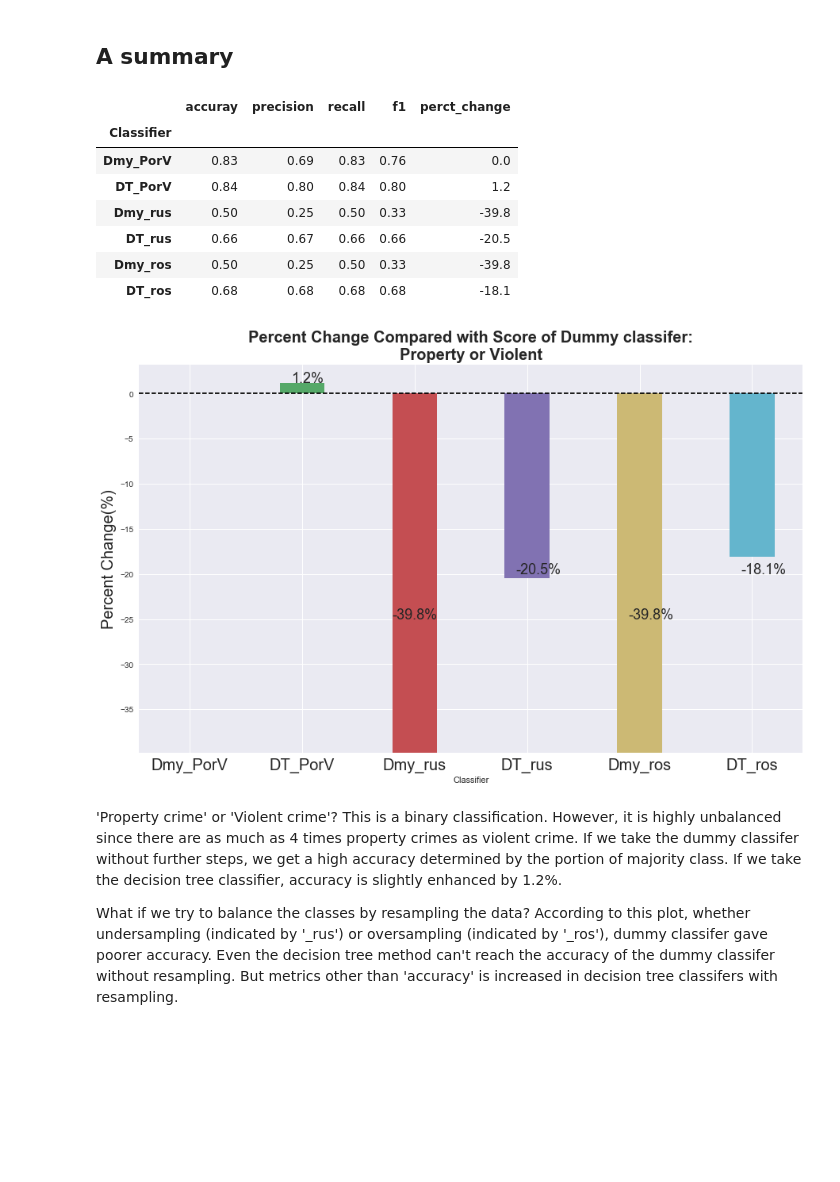
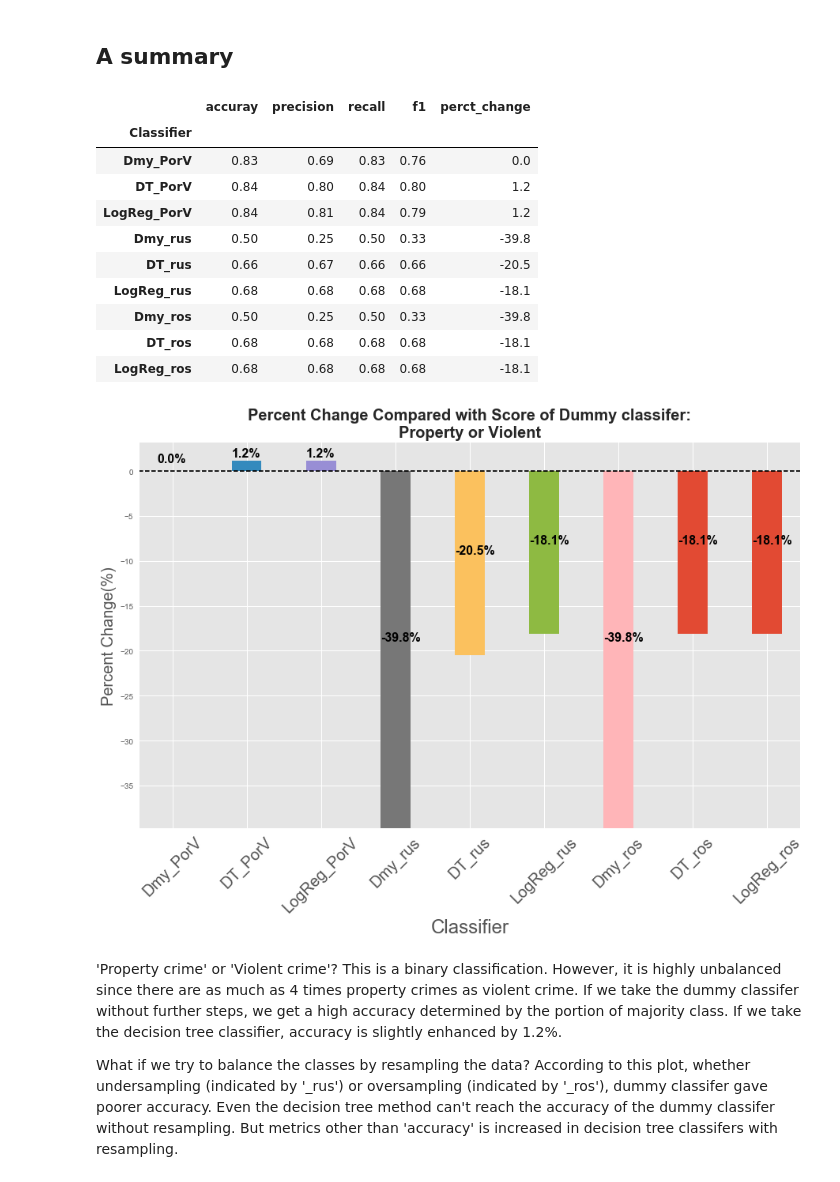
Before and after one commit to phyhouhou/SpringboardProjects, a Jupyter notebook: FirstCapstoneProject/Build_Machine_Learning_Models_Captone_Project.ipynb, the cells around one changed output. Saved outputs shown, nothing was run; the diff lists cells and outputs as text; code cells hidden in the pictures; blank space fills up the shorter version.

```diff
--- a/FirstCapstoneProject/Build_Machine_Learning_Models_Captone_Project.ipynb
+++ b/FirstCapstoneProject/Build_Machine_Learning_Models_Captone_Project.ipynb
@@ -833,7 +876,7 @@ The bar chart shows that in predicting 'Theft' or 'Not Theft', decision tree cla
 # Violent or property crime?
 # %%
 ctype=crimes.OffenseType.unique().tolist()
-cdict={i:'Y' if i in ['Theft', 'AutoTheft', 'Burglary'] else 'N' for i in ctype}
+cdict={i:'P' if i in ['Theft', 'AutoTheft', 'Burglary'] else 'V' for i in ctype}
 
 c_copy=crimes.copy()
 c_copy.OffenseType=c_copy.OffenseType.map(cdict)
@@ -1062,12 +1203,12 @@ avg / total       0.68      0.68      0.68    415660
 # %% [markdown]
 ## A summary
 # %%
-acc=[0.83,0.84,0.50,0.66,0.50,0.68]
-pre=[0.69,0.80,0.25,0.67,0.25,0.68]
-rec=[0.83,0.84,0.50,0.66,0.50,0.68]
-f1=[0.76,0.80,0.33,0.66,0.33,0.68]
-sumry_tab=pd.DataFrame(list(zip(acc,pre,rec,f1)),index=['Dmy_PorV','DT_PorV',
-                        'Dmy_rus','DT_rus','Dmy_ros','DT_ros'],
+acc=[0.83,0.84,0.84,0.50,0.66,0.68,0.50,0.68,0.68]
+pre=[0.69,0.80,0.81,0.25,0.67,0.68,0.25,0.68,0.68]
+rec=[0.83,0.84,0.84,0.50,0.66,0.68,0.50,0.68,0.68]
+f1=[0.76,0.80,0.79,0.33,0.66,0.68,0.33,0.68,0.68]
+sumry_tab=pd.DataFrame(list(zip(acc,pre,rec,f1)),index=['Dmy_PorV','DT_PorV','LogReg_PorV',
+                        'Dmy_rus','DT_rus','LogReg_rus','Dmy_ros','DT_ros','LogReg_ros'],
              columns=['accuray','precision','recall','f1'])
 sumry_tab['perct_change']=round((sumry_tab.iloc[:,0]/sumry_tab.iloc[0,0]-1)*100,1)
 sumry_tab.index.name='Classifier'
@@ -1078,28 +1219,27 @@ sumry_tab
 | Classifier |  |  |  |  |  |
 | Dmy_PorV | 0.83 | 0.69 | 0.83 | 0.76 | 0.0 |
 | DT_PorV | 0.84 | 0.80 | 0.84 | 0.80 | 1.2 |
+| LogReg_PorV | 0.84 | 0.81 | 0.84 | 0.79 | 1.2 |
 | Dmy_rus | 0.50 | 0.25 | 0.50 | 0.33 | -39.8 |
 | DT_rus | 0.66 | 0.67 | 0.66 | 0.66 | -20.5 |
+| LogReg_rus | 0.68 | 0.68 | 0.68 | 0.68 | -18.1 |
 | Dmy_ros | 0.50 | 0.25 | 0.50 | 0.33 | -39.8 |
 | DT_ros | 0.68 | 0.68 | 0.68 | 0.68 | -18.1 |
+| LogReg_ros | 0.68 | 0.68 | 0.68 | 0.68 | -18.1 |
 # %%
-ax1=sumry_tab.perct_change.plot(kind='bar',rot=0,width=0.4,figsize=(15,9))
+ax1=sumry_tab.perct_change.plot(kind='bar',rot=45,width=0.4,figsize=(15,9))
 
 ax1.axhline(0,color='black',linestyle='--')
 
-ax1.text(0.9,1.2,str(sumry_tab.perct_change[1])+'%',fontsize=18)
-ax1.text(1.8,-25,str(sumry_tab.perct_change[2])+'%',fontsize=18)
-ax1.text(2.9,-20,str(sumry_tab.perct_change[3])+'%',fontsize=18)
-ax1.text(3.9,-25,str(sumry_tab.perct_change[4])+'%',fontsize=18)
-ax1.text(4.9,-20,str(sumry_tab.perct_change[5])+'%',fontsize=18)
-
+for i, v in enumerate(sumry_tab.perct_change):
+    ax1.text( i-0.2,v/2+1, str(v)+'%', color='black', fontweight='bold',fontsize=16);
 
 
 
 plt.ylabel('Percent Change(%)',fontsize=20)
 plt.title('Percent Change Compared with Score of Dummy classifer:\nProperty or Violent',fontsize=20,fontweight='bold');
 # %% [output]
-[figure, old version]
+[figure, new version]
 # %% [markdown]
 'Property crime' or 'Violent crime'? This is a binary classification. However, it is highly unbalanced since there are as much as 4 times property crimes as violent crime. If we take the dummy classifer without further steps, we get a high accuracy determined by the portion of majority class. If we take the decision tree classifier, accuracy is slightly enhanced by 1.2%.
 
```
Also changed, not shown: parts of 28 cells of this notebook, 7 other files.
